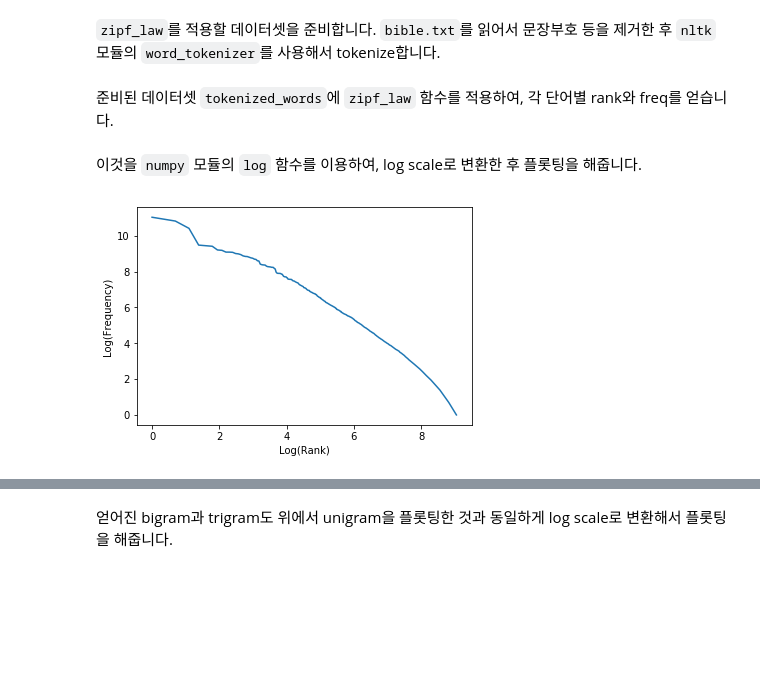
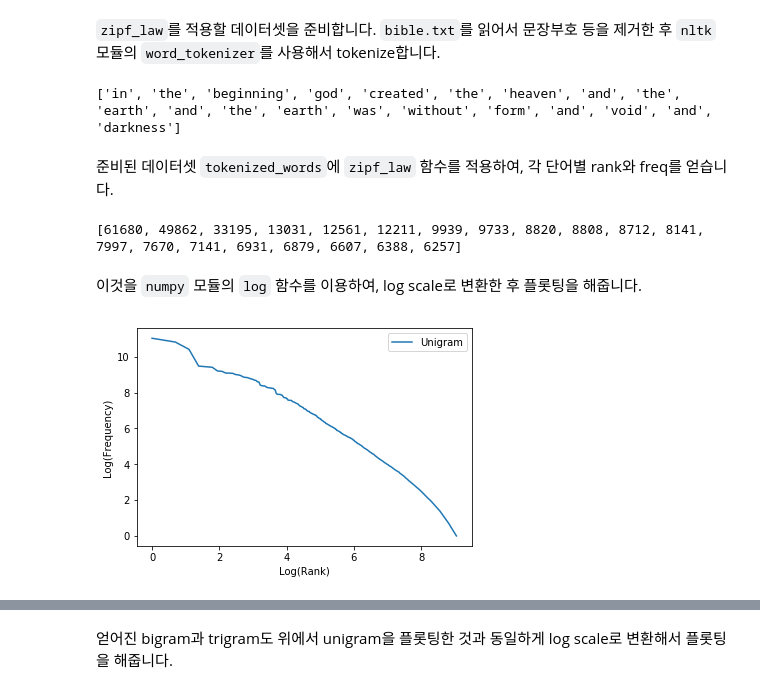
Before and after one commit to JamesKim2998/imma-term-project, a Jupyter notebook: notebooks/Problem3.ipynb, the cells around one changed output, grey strips where cells are left out. Cells and saved outputs as stored; diff of their text form; code cells hidden in the pictures; blank space fills up the shorter version.

```diff
--- a/notebooks/Problem3.ipynb
+++ b/notebooks/Problem3.ipynb
@@ -89,18 +89,27 @@ for c in s_list:
 # 소문자로 변환
 text = text.lower()
 tokenized_words = word_tokenize(text)           # 다른 tokenizer 사용 가능
+print(tokenized_words[:20])
+# %% [output]
+['in', 'the', 'beginning', 'god', 'created', 'the', 'heaven', 'and', 'the', 'earth', 'and', 'the', 'earth', 'was', 'without', 'form', 'and', 'void', 'and', 'darkness']
 # %% [markdown]
 준비된 데이터셋 `tokenized_words`에 `zipf_law` 함수를 적용하여, 각 단어별 rank와 freq를 얻습니다.
 # %%
 freq_list, rank_list = zipf_law(tokenized_words)
+print(freq_list[:20])
+# %% [output]
+[61680, 49862, 33195, 13031, 12561, 12211, 9939, 9733, 8820, 8808, 8712, 8141, 7997, 7670, 7141, 6931, 6879, 6607, 6388, 6257]
 # %% [markdown]
 이것을 `numpy` 모듈의 `log` 함수를 이용하여, log scale로 변환한 후 플롯팅을 해줍니다.
 # %%
 freq_list, rank_list = zipf_law(tokenized_words)
-plt.plot(np.log(rank_list), np.log(freq_list), label='Unigram')
+log_rank_list = np.log(rank_list)
+log_freq_list = np.log(freq_list)
+plt.plot(log_rank_list, log_freq_list, label='Unigram')
 
 plt.xlabel('Log(Rank)')
 plt.ylabel('Log(Frequency)')
+plt.legend()
 plt.show()
 # %% [output]
-[figure, old version]
+[figure, new version]
```
Also changed, not shown: parts of 10 cells of this notebook.
